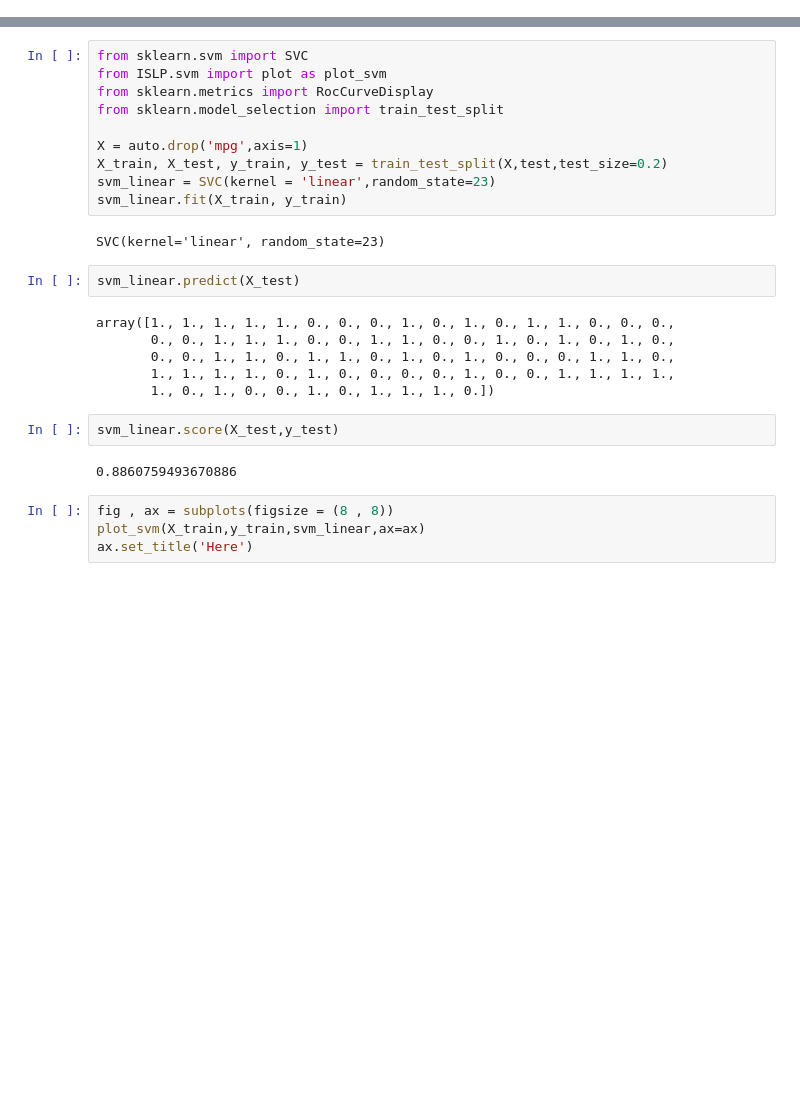
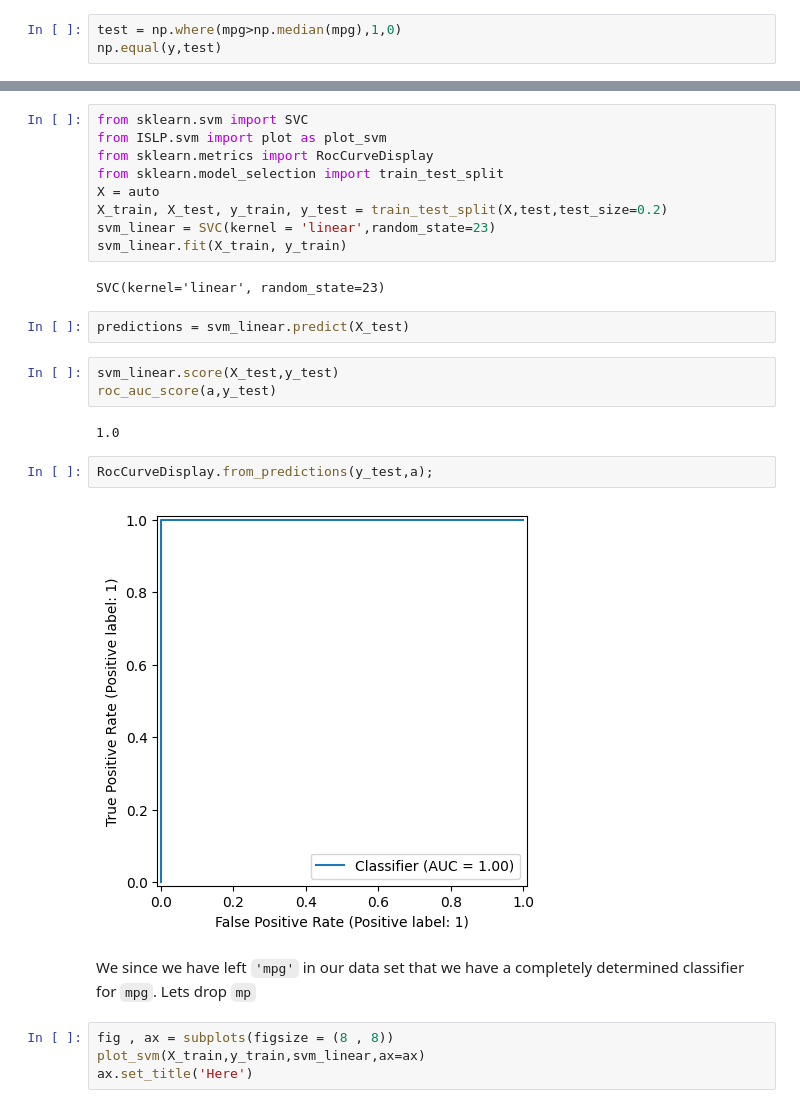
Before and after one commit to alexanderneva/s541a2, a Jupyter notebook: Untitled.ipynb, the cells around one changed output, grey strips where cells are left out. Saved outputs shown, nothing was run; the diff lists cells and outputs as text; blank space fills up the shorter version.

```diff
--- a/Untitled.ipynb
+++ b/Untitled.ipynb
@@ -262,0 +284,3 @@ test = indicator(mpg,mpg_med)
+# %%
+test = np.where(mpg>np.median(mpg),1,0)
+np.equal(y,test)
@@ -268,25 +310,25 @@ from sklearn.svm import SVC
 from ISLP.svm import plot as plot_svm
 from sklearn.metrics import RocCurveDisplay
 from sklearn.model_selection import train_test_split
-
-X = auto.drop('mpg',axis=1)
+X = auto
 X_train, X_test, y_train, y_test = train_test_split(X,test,test_size=0.2)
 svm_linear = SVC(kernel = 'linear',random_state=23)
 svm_linear.fit(X_train, y_train)
 # %% [output]
 SVC(kernel='linear', random_state=23)
 # %%
-svm_linear.predict(X_test)
+predictions = svm_linear.predict(X_test)
-# %% [output]
-array([1., 1., 1., 1., 1., 0., 0., 0., 1., 0., 1., 0., 1., 1., 0., 0., 0.,
-       0., 0., 1., 1., 1., 0., 0., 1., 1., 0., 0., 1., 0., 1., 0., 1., 0.,
-       0., 0., 1., 1., 0., 1., 1., 0., 1., 0., 1., 0., 0., 0., 1., 1., 0.,
-       1., 1., 1., 1., 0., 1., 0., 0., 0., 0., 1., 0., 0., 1., 1., 1., 1.,
-       1., 0., 1., 0., 0., 1., 0., 1., 1., 1., 0.])
 # %%
 svm_linear.score(X_test,y_test)
+roc_auc_score(a,y_test)
 # %% [output]
-0.8860759493670886
+1.0
+# %%
+RocCurveDisplay.from_predictions(y_test,a);
+# %% [output]
+[figure, added]
+# %% [markdown]
+We since we have left `'mpg'` in our data set that we have a completely determined classifier for `mpg`. Lets drop `mp`
 # %%
 fig , ax = subplots(figsize = (8 , 8))
 plot_svm(X_train,y_train,svm_linear,ax=ax)
```
Also changed, not shown: parts of 8 cells of this notebook.
